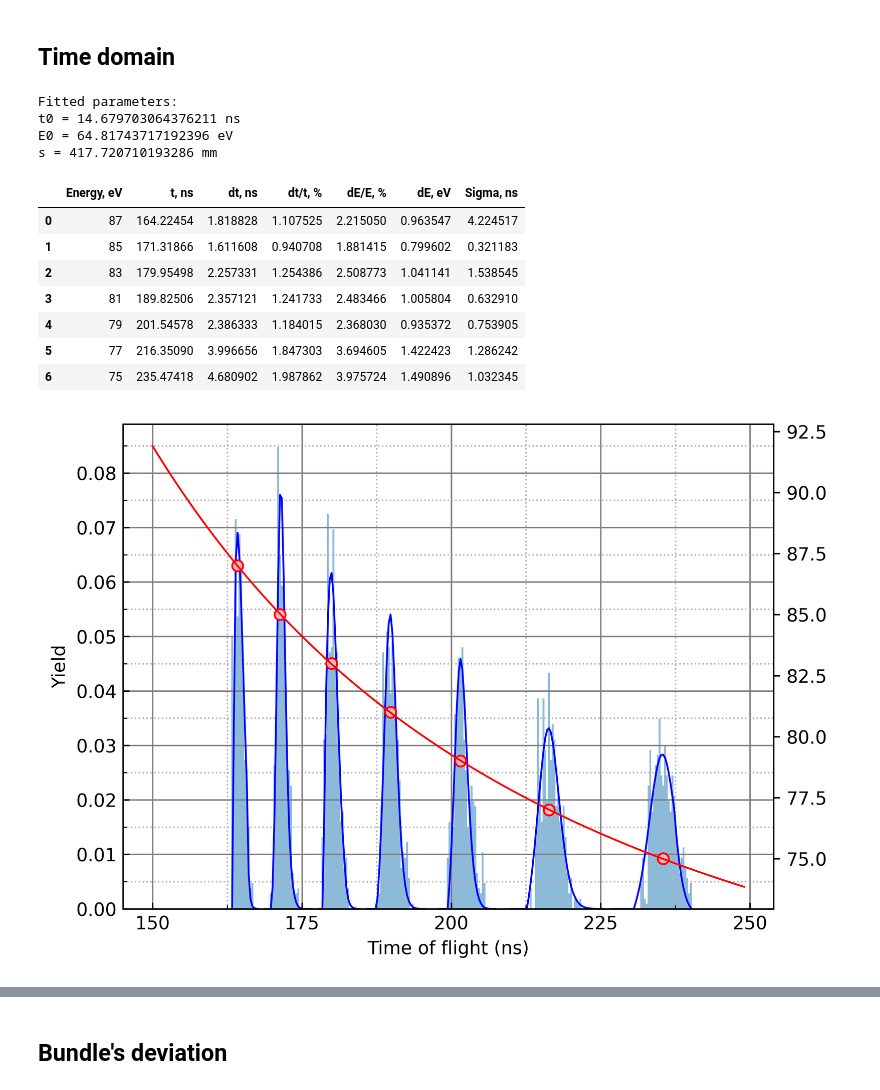
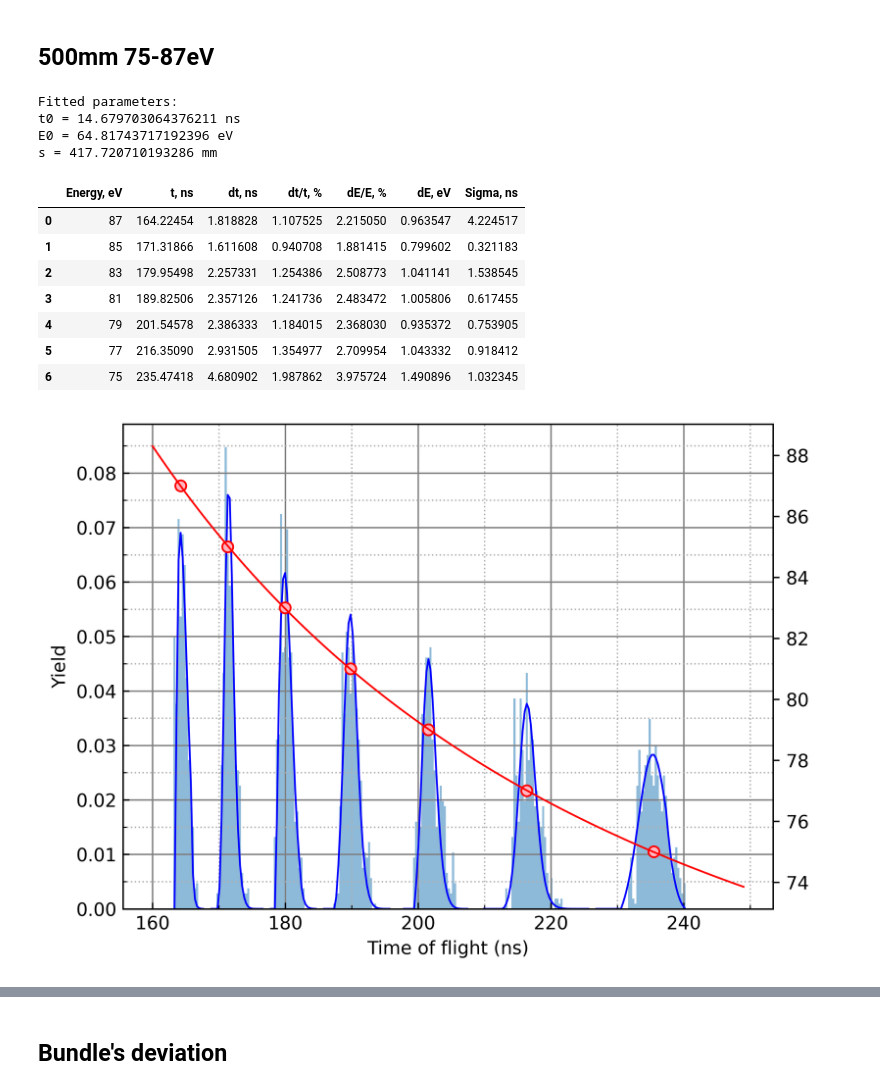
Before and after one commit to MohannadC/tof, a Jupyter notebook: smth.ipynb, the cells around one changed output, grey strips where cells are left out. Saved outputs shown, nothing was run; the diff lists cells and outputs as text; code cells hidden in the pictures.

```diff
--- a/smth.ipynb
+++ b/smth.ipynb
@@ -1,5 +1,5 @@
 # %% [markdown]
-## Time domain <a class="anchor" id="section-2"></a>
+## 500mm 75-87eV <a class="anchor" id="section-2"></a>
 # %%
 %matplotlib inline
 import numpy as np
@@ -11,9 +11,9 @@ from funcs import *
 
 fig, ax = plt.subplots(dpi=600)
 
-x_start=150
+x_start=160
 x_end = 250
-x_interval = 25
+x_interval = 20
 y_start = 0
 y_end = 0.09
 y_interval = 0.01
@@ -25,15 +25,10 @@ y, x, _ = plt.hist(data, 250, alpha=0.5, density=True)
 x = (x[1:] + x[:-1])/2
 
 times, sigmas, widths = [], [], []
-# energies = [14.40, 13.08, 11.27, 9.95, 8.16, 6.84]
 energies = [87, 85, 83, 81, 79, 77, 75]
-# energies = np.array(energies)
-# energies -= 65
-# straight_times = time_of_flight(np.array(energies))
 straight_times = [164.44, 171.11, 179.83, 189.41, 201.38, 215.92, 234.58]
 
 bins = [(162, 168), (169, 177), (178, 185), (186, 196), (198, 208), (210, 226), (227, 242)]
-# bins = [(0, 509.2), (514.9, 540.8), (553.7, 583), (588.1, 626.4), (644.4, 686.7), (708.1, 732.3)]
 for i, lim in enumerate(bins):
     start, stop = get_bins(lim, x)
     peak_x, sig, width = approximate(x[start:stop], y[start:stop], ax,
@@ -47,34 +42,33 @@ times, sigmas, widths = np.array(times), np.array(sigmas), np.array(widths)
 xr = np.arange(x_start, x_end, 1)
 params, _ = curve_fit(time_to_energy, times, energies, (0, 0, 1117))
 print(f"Fitted parameters:\nt0 = {params[0]*1e9} ns\nE0 = {params[1]} eV\ns = {params[2]} mm")
 
 ax2 = ax.twinx()
 ax2.scatter(times, energies, facecolors='#FFB6C1', edgecolors='r')
 ax2.plot(xr, time_to_energy(xr, *params), lw=1, c='red')
 
 d = {
     "Energy, eV": energies[:len(times)],
-    # "Theory, ns": straight_times[:len(times)],
     "t, ns": times,
     "dt, ns": widths,
     "dt/t, %": widths/times*100,
     "dE/E, %": widths/times*200,
     "dE, eV": widths/times*energies,
     "Sigma, ns": sigmas,
 }
 df = pd.DataFrame(data=d)
 df
 # %% [output]
 Fitted parameters:
 t0 = 14.679703064376211 ns
 E0 = 64.81743717192396 eV
 s = 417.720710193286 mm
 |  | Energy, eV | t, ns | dt, ns | dt/t, % | dE/E, % | dE, eV | Sigma, ns |
 | 0 | 87 | 164.22454 | 1.818828 | 1.107525 | 2.215050 | 0.963547 | 4.224517 |
 | 1 | 85 | 171.31866 | 1.611608 | 0.940708 | 1.881415 | 0.799602 | 0.321183 |
 | 2 | 83 | 179.95498 | 2.257331 | 1.254386 | 2.508773 | 1.041141 | 1.538545 |
-| 3 | 81 | 189.82506 | 2.357121 | 1.241733 | 2.483466 | 1.005804 | 0.632910 |
+| 3 | 81 | 189.82506 | 2.357126 | 1.241736 | 2.483472 | 1.005806 | 0.617455 |
 | 4 | 79 | 201.54578 | 2.386333 | 1.184015 | 2.368030 | 0.935372 | 0.753905 |
-| 5 | 77 | 216.35090 | 3.996656 | 1.847303 | 3.694605 | 1.422423 | 1.286242 |
+| 5 | 77 | 216.35090 | 2.931505 | 1.354977 | 2.709954 | 1.043332 | 0.918412 |
 | 6 | 75 | 235.47418 | 4.680902 | 1.987862 | 3.975724 | 1.490896 | 1.032345 |
-[figure, old version]
+[figure, new version]
```
Also changed, not shown: parts of 4 cells of this notebook, 5 other files.
